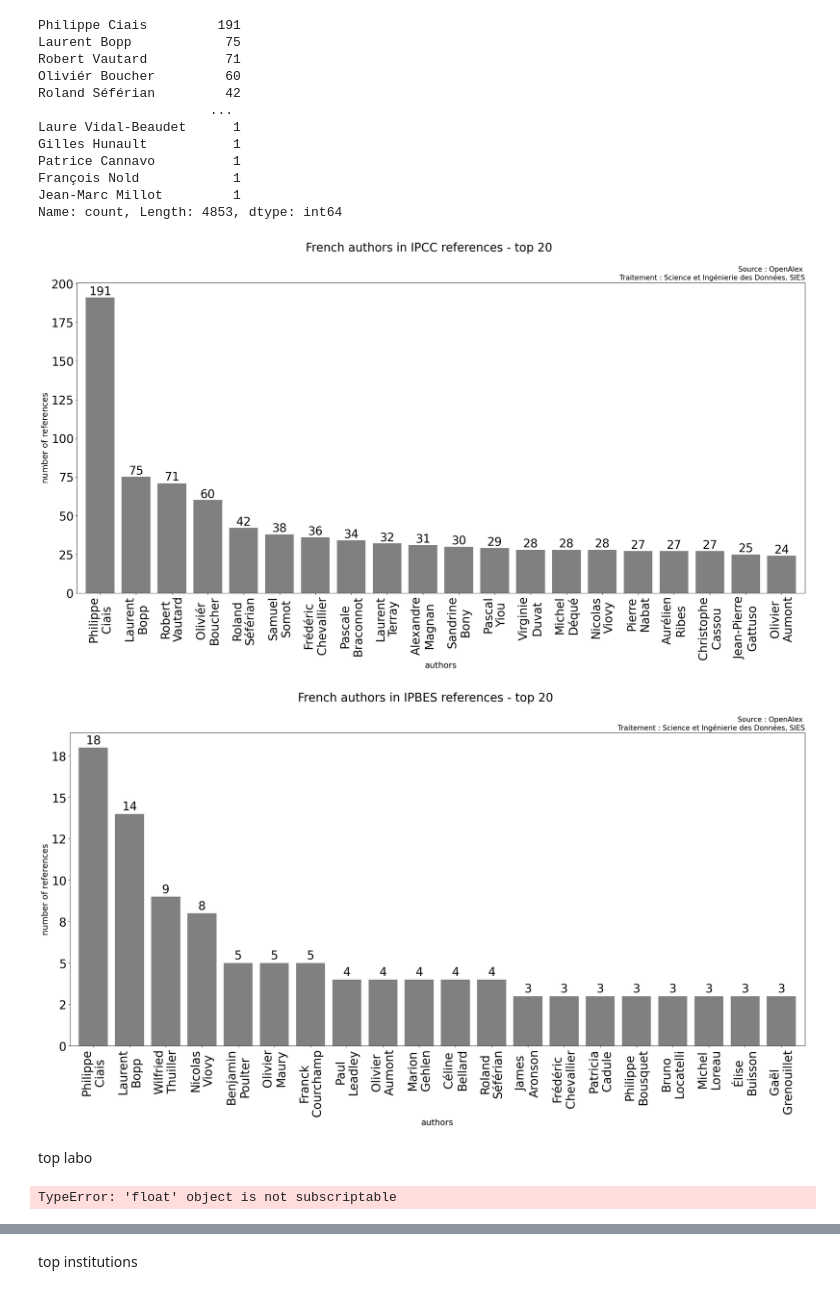
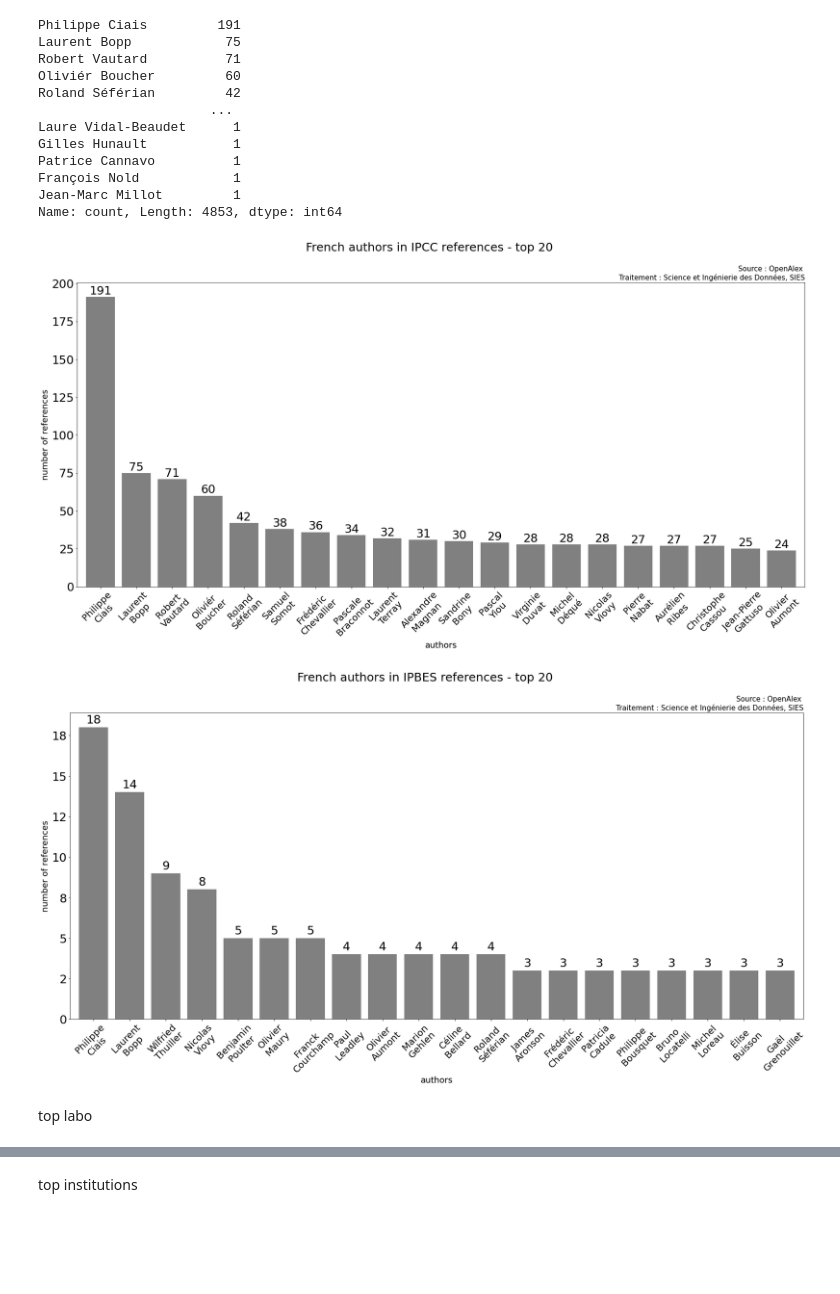
Before and after one commit to dataesr/teds, a Jupyter notebook: notebooks/IPCC_visualization_dataframe.ipynb, the cells around one changed output, grey strips where cells are left out. Cells and saved outputs as stored; diff of their text form; code cells hidden in the pictures; blank space fills up the shorter version.

```diff
--- a/notebooks/IPCC_visualization_dataframe.ipynb
+++ b/notebooks/IPCC_visualization_dataframe.ipynb
@@ -369,6 +490,3 @@ for year in list(df_ipbes_fr.loc[:,'year']):
 # %%
 df_ipcc_fr['years']=None
 df_ipbes_fr['years']=None
-# %%
-df_ipcc_fr['years']=list_years_ipcc
-df_ipbes_fr['years']=list_years_ipbes
@@ -376,0 +493,3 @@ data_counts=df_ipcc_fr.years.apply(lambda x: int(x) if isinstance(x,float) else
+# %%
+df_ipcc_fr['years']=[str(int(float(x))) if pd.isna(x)==False and x.find('-')<0 else x for x in list_years_ipcc]
+df_ipbes_fr['years']=list_years_ipbes
@@ -377,8 +498,8 @@ data_counts=df_ipcc_fr.years.apply(lambda x: int(x) if isinstance(x,float) else
 # %%
 import matplotlib.pyplot as plt
 
-data_counts=df_ipcc_fr.years.apply(lambda x: int(x) if isinstance(x,float) else x).value_counts()
-data_counts=pd.Series(dict(data_counts[:20])).sort_index()
+data_counts=df_ipcc_fr.years.dropna().apply(lambda x: int(x) if isinstance(x,float) else x).value_counts()
+data_counts=pd.Series(dict(data_counts)).sort_index()
 plt.figure(figsize=(24, 10))
 ax = data_counts[:20].plot(kind='bar', color='grey', width=0.8)
 
@@ -389,7 +510,7 @@ plt.suptitle("Time distribution of French IPCC references", size=25)
 plt.title('Source : OpenAlex \nTraitement : Science et Ingénierie des Données, SIES', size=10, loc='right')
 
 ax.set_yticklabels([f'{tick:.0f}' for tick in ax.get_yticks()], fontsize=25)
-ax.set_xticklabels(data_counts.index[:20], rotation='horizontal', fontsize=15)
+ax.set_xticklabels(data_counts.index, rotation='horizontal', fontsize=15)
 ax.set_ylabel(f'number of references', fontsize=15)
 ax.set_xlabel(f'years', fontsize=15)
 plt.show()
@@ -402,7 +523,7 @@ df_ipbes_fr.year.value_counts().sum()
 # %%
 import matplotlib.pyplot as plt
 
-data_counts=df_ipbes_fr.year.value_counts()
+data_counts=pd.Series([int(x) for x in list(df_ipbes_fr.year.dropna())]).value_counts()
 data_counts=pd.Series(dict(data_counts)).sort_index()
 plt.figure(figsize=(24, 10))
 color_dict = {
@@ -445,24 +566,24 @@ Name: count, Length: 4853, dtype: int64
 # %%
 import matplotlib.pyplot as plt
 
 data_counts=pd.Series([list(y.keys())[0] for y in persons_fr]).value_counts()
 plt.figure(figsize=(28, 12))
 ax = data_counts[:20].plot(kind='bar', color='grey', width=0.8)
 
 for i, v in enumerate(data_counts[:20]):
     ax.text(i, v + 0.1, f'{v}', ha='center', va='bottom', color='black', size=25)
 
 plt.suptitle("French authors in IPCC references - top 20", size=25)
 plt.title('Source : OpenAlex \nTraitement : Science et Ingénierie des Données, SIES', size=15, loc='right')
 
 xticklabels = [label.split(' ', 1)[0]+'\n'+label.split(' ', 1)[1] for label in data_counts.index[:20]]
-ax.set_xticklabels(xticklabels, rotation='vertical', fontsize=25)
+ax.set_xticklabels(xticklabels, rotation=45, fontsize=20)
 ax.set_yticklabels([f'{tick:.0f}' for tick in ax.get_yticks()], fontsize=25)
 ax.set_xlabel(f'authors', fontsize=18)
 ax.set_ylabel(f'number of references', fontsize=18)
 plt.show()
 # %% [output]
-[figure, old version]
+[figure, new version]
 # %%
 persons_fr=[x for x in aplatir(list(df_ipbes.authors_name.dropna())) if x and 'FR' in list(x.values())[0]]
 # %%
@@ -479,23 +600,18 @@ plt.suptitle("French authors in IPBES references - top 20", size=25)
 plt.title('Source : OpenAlex \nTraitement : Science et Ingénierie des Données, SIES', size=15, loc='right')
 
 xticklabels = [label.split(' ', 1)[0]+'\n'+label.split(' ', 1)[1] for label in data_counts.index[:20]]
-ax.set_xticklabels(xticklabels, rotation='vertical', fontsize=25)
+ax.set_xticklabels(xticklabels, rotation=45, fontsize=20)
 ax.set_yticklabels([f'{tick:.0f}' for tick in ax.get_yticks()], fontsize=25)
 ax.set_xlabel(f'authors', fontsize=18)
 ax.set_ylabel(f'number of references', fontsize=18)
 plt.show()
 # %% [output]
-[figure, old version]
+[figure, new version]
 # %% [markdown]
 top labo
 # %%
 structures_ipcc=[ i for j in [ y for x in list(df_ipcc[df_ipcc.loc[:,'rors'].apply(lambda x: x[0]!=None)].rors) for y in x] for i in j ]
 rors_labo_et_institutions=[list(y.keys())[0] for y in [x for x in structures_ipcc if x and 'FR' in list(x.values())]]
-# %%
-structures_ipbes=[ i for j in [ y for x in list(df_ipbes[df_ipbes.loc[:,'rors'].apply(lambda x: x[0]!=None)].rors) for y in x] for i in j ]
-rors_labo_et_institutions=[list(y.keys())[0] for y in [x for x in structures_ipbes if x and 'FR' in list(x.values())]]
-# %% [output]
-TypeError: 'float' object is not subscriptable
 # %%
 struct_paysage=pd.read_json(module_path+'\\IPCC_bibliography\\AR6\\structured_data\\fr_esr_paysage_structures_all.json')
 ror_rnsr_paysage=struct_paysage[['uo_lib','element_ror','identifiant_rnsr']].dropna(subset=['identifiant_rnsr']).rename(columns={'element_ror':'ror'})
```
Also changed, not shown: parts of 52 cells of this notebook.
